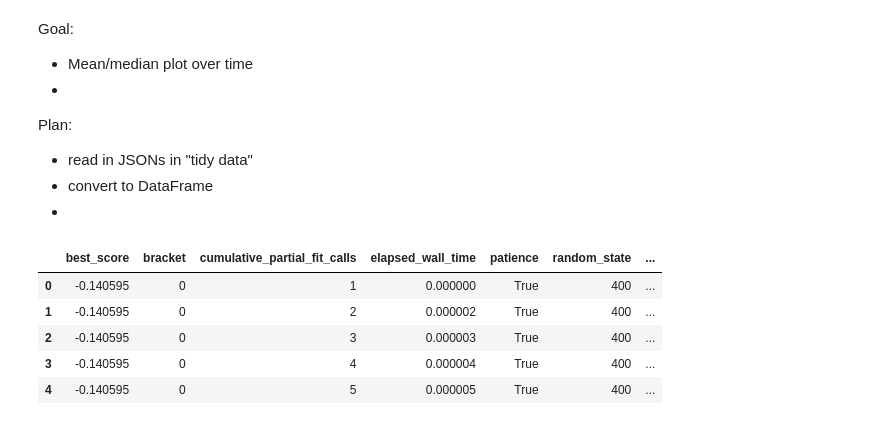
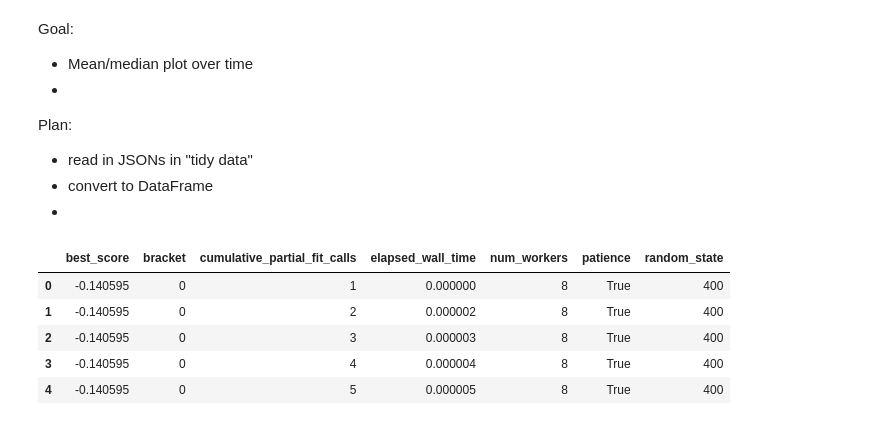
Before and after one commit to stsievert/dask-hyperband-comparison, a Jupyter notebook: image-denoising/Simulate-Viz.ipynb, the cells around one changed output. Cells and saved outputs as stored; diff of their text form; code cells hidden in the pictures.

```diff
--- a/image-denoising/Simulate-Viz.ipynb
+++ b/image-denoising/Simulate-Viz.ipynb
@@ -52,33 +52,38 @@ def shape_history(history, **kwargs):
                  "bracket": row["bracket"],
                  "random_state": row["random_state"],
                  "patience": row["patience"],
+                 "num_workers": row["num_workers"],
                  **kwargs}]
     return out
 # %%
 today = "sim/2019-06-28-"
-RANDS = range(400, 403 + 1)
+RANDS = range(400, 405 + 1)
 # %%
 def fname(workers, random_state, patience):
     return f"-workers={workers}-rs={random_state}-patience={patience}"
 
-workers = 16
+workers = [8, 16, 24, 32]
 histories = [
-    read_json(today + fname(workers, rs, patience) + "-history.json", patience=patience, random_state=rs)
+    read_json(
+        today + fname(worker, rs, patience) + "-history.json",
+        patience=patience,
+        random_state=rs,
+        num_workers=worker,
+    )
     for rs in RANDS
     for patience in [True, False]
+    for worker in workers
 ]
 # %%
 medium_rare = [shape_history(hist) for hist in histories]
 medium = sum(medium_rare, [])
 # %%
 df = pd.DataFrame(medium)
-div = 10
-df["elapsed_wall_time (binned)"] = (df.elapsed_wall_time // div) * div
 df.head()
 # %% [output]
-|  | best_score | bracket | cumulative_partial_fit_calls | elapsed_wall_time | patience | random_state | ... |
-| 0 | -0.140595 | 0 | 1 | 0.000000 | True | 400 | ... |
-| 1 | -0.140595 | 0 | 2 | 0.000002 | True | 400 | ... |
-| 2 | -0.140595 | 0 | 3 | 0.000003 | True | 400 | ... |
-| 3 | -0.140595 | 0 | 4 | 0.000004 | True | 400 | ... |
-| 4 | -0.140595 | 0 | 5 | 0.000005 | True | 400 | ... |
+|  | best_score | bracket | cumulative_partial_fit_calls | elapsed_wall_time | num_workers | patience | random_state |
+| 0 | -0.140595 | 0 | 1 | 0.000000 | 8 | True | 400 |
+| 1 | -0.140595 | 0 | 2 | 0.000002 | 8 | True | 400 |
+| 2 | -0.140595 | 0 | 3 | 0.000003 | 8 | True | 400 |
+| 3 | -0.140595 | 0 | 4 | 0.000004 | 8 | True | 400 |
+| 4 | -0.140595 | 0 | 5 | 0.000005 | 8 | True | 400 |
```
Also changed, not shown: parts of 8 cells of this notebook, 3 other files.
